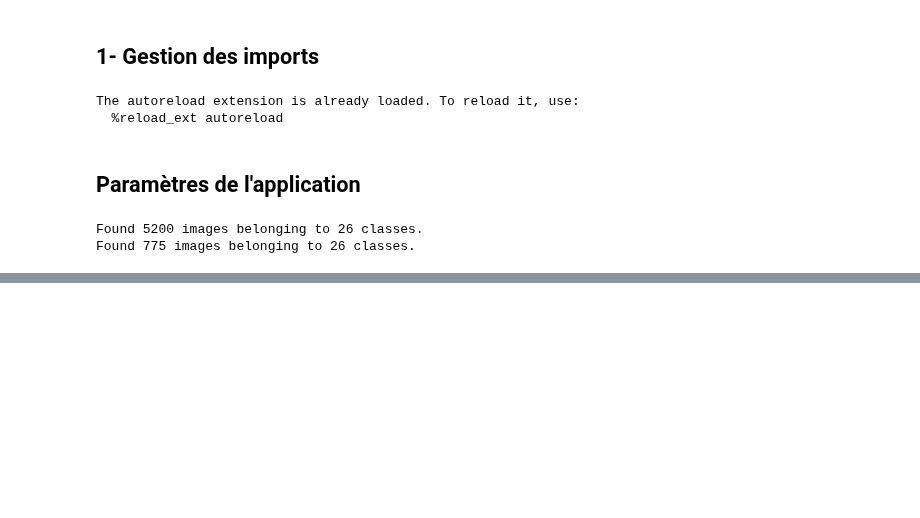
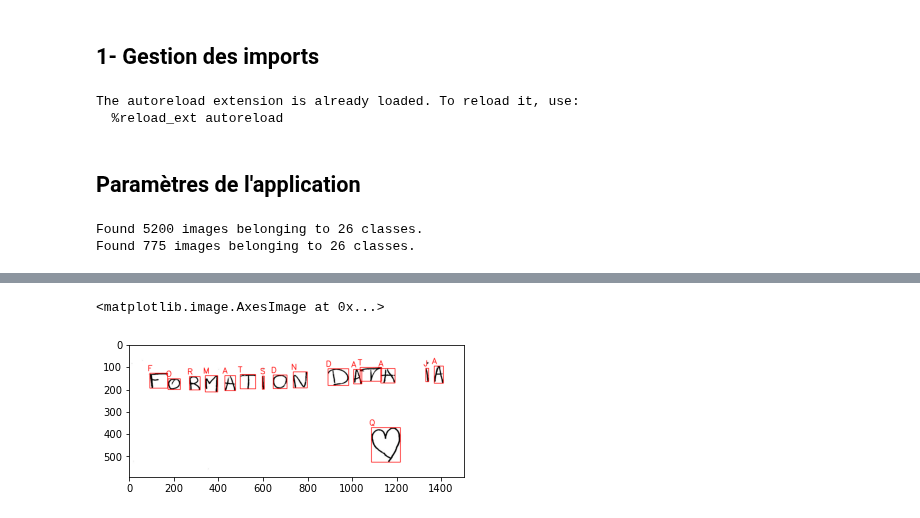
Before and after one commit to Twizzle1997/nuage-compta, a Jupyter notebook: audrey_main.ipynb, the cells around one changed output, grey strips where cells are left out. Cells and saved outputs as stored; diff of their text form; code cells hidden in the pictures; blank space fills up the shorter version.

```diff
--- a/audrey_main.ipynb
+++ b/audrey_main.ipynb
@@ -274,0 +282,5 @@ ValueError: Error when checking input: expected conv2d_8_input to have 4 dimensi
+# %%
+plt.imshow(img)
+# %% [output]
+<matplotlib.image.AxesImage at 0x...>
+[figure, added]
```
Also changed, not shown: parts of 8 cells of this notebook, 1 other file.
